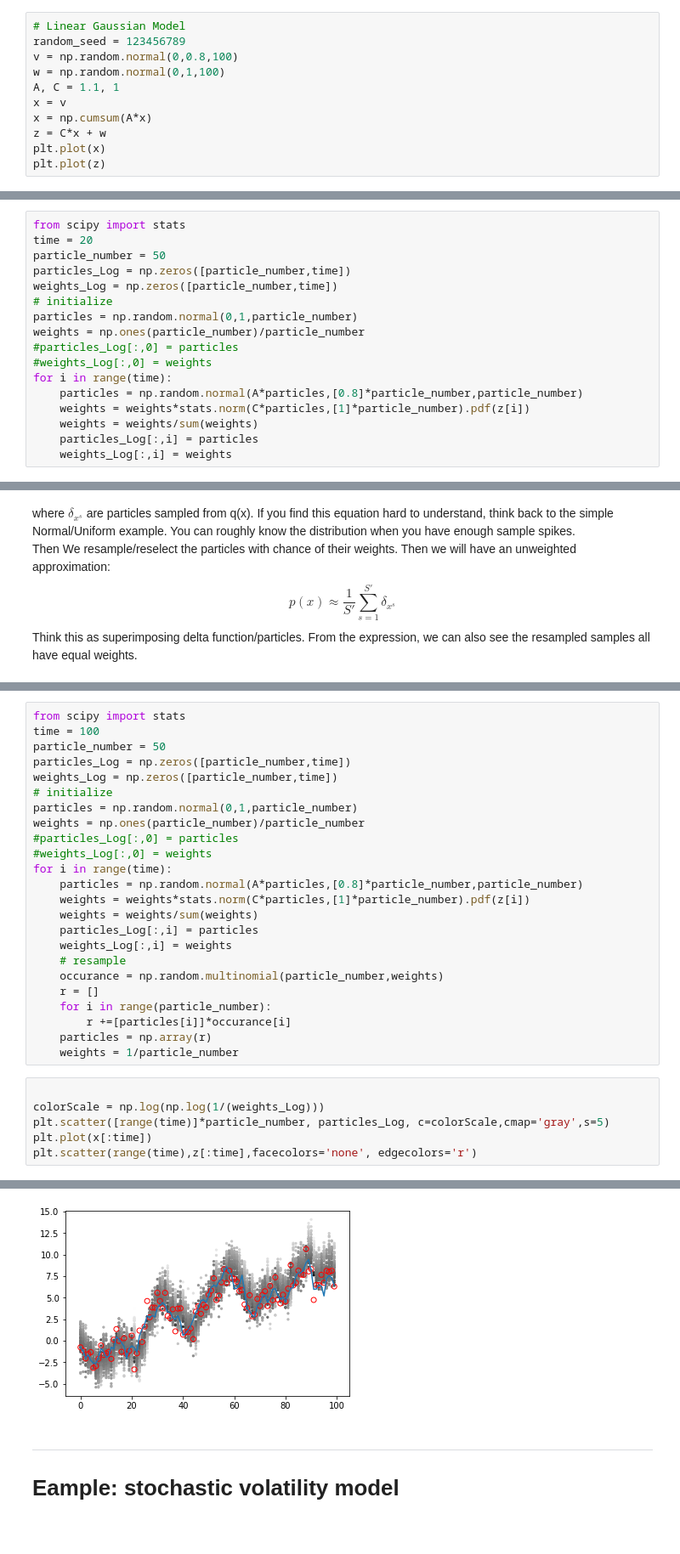
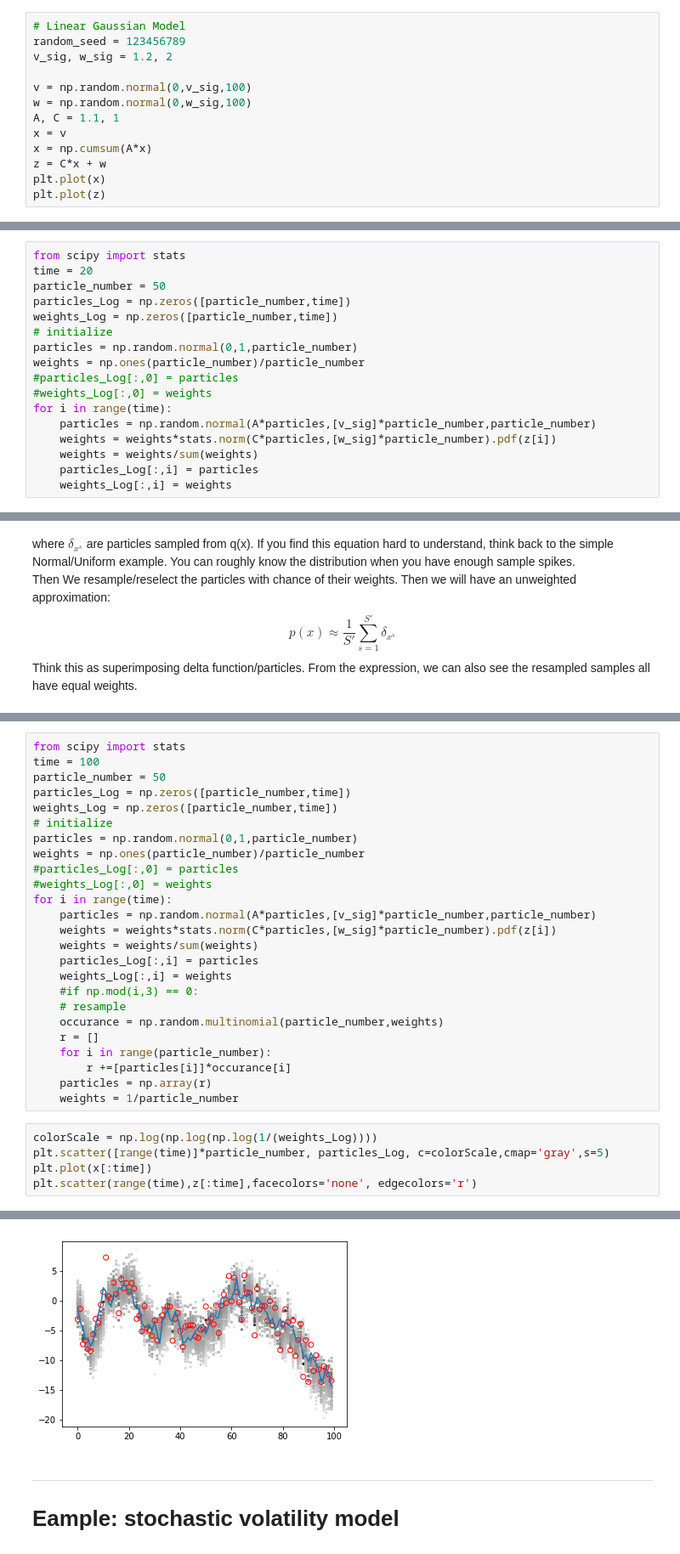
Before and after one commit to williamLyh/ML_python, a Jupyter notebook: Sequential Importance Sampling and Resampling.ipynb, the cells around one changed output, grey strips where cells are left out. Shown at 85% size. Cells and saved outputs as stored; diff of their text form.

Commit message:
particle filter example

```diff
--- a/Sequential Importance Sampling and Resampling.ipynb
+++ b/Sequential Importance Sampling and Resampling.ipynb
@@ -98,8 +100,10 @@ $$
 # %%
 # Linear Gaussian Model
 random_seed = 123456789
-v = np.random.normal(0,0.8,100)
-w = np.random.normal(0,1,100)
+v_sig, w_sig = 1.2, 2
+
+v = np.random.normal(0,v_sig,100)
+w = np.random.normal(0,w_sig,100)
 A, C = 1.1, 1
 x = v
 x = np.cumsum(A*x)
@@ -121,8 +125,8 @@ weights = np.ones(particle_number)/particle_number
 #particles_Log[:,0] = particles
 #weights_Log[:,0] = weights
 for i in range(time):
-    particles = np.random.normal(A*particles,[0.8]*particle_number,particle_number)
-    weights = weights*stats.norm(C*particles,[1]*particle_number).pdf(z[i])
+    particles = np.random.normal(A*particles,[v_sig]*particle_number,particle_number)
+    weights = weights*stats.norm(C*particles,[w_sig]*particle_number).pdf(z[i])
     weights = weights/sum(weights)
     particles_Log[:,i] = particles
     weights_Log[:,i] = weights
@@ -188,11 +227,12 @@ weights = np.ones(particle_number)/particle_number
 #particles_Log[:,0] = particles
 #weights_Log[:,0] = weights
 for i in range(time):
-    particles = np.random.normal(A*particles,[0.8]*particle_number,particle_number)
-    weights = weights*stats.norm(C*particles,[1]*particle_number).pdf(z[i])
+    particles = np.random.normal(A*particles,[v_sig]*particle_number,particle_number)
+    weights = weights*stats.norm(C*particles,[w_sig]*particle_number).pdf(z[i])
     weights = weights/sum(weights)
     particles_Log[:,i] = particles
     weights_Log[:,i] = weights
+    #if np.mod(i,3) == 0:
     # resample
     occurance = np.random.multinomial(particle_number,weights)
     r = []
@@ -201,14 +241,13 @@ for i in range(time):
     particles = np.array(r)
     weights = 1/particle_number
 # %%
-
-colorScale = np.log(np.log(1/(weights_Log)))
+colorScale = np.log(np.log(np.log(1/(weights_Log))))
 plt.scatter([range(time)]*particle_number, particles_Log, c=colorScale,cmap='gray',s=5)
 plt.plot(x[:time])
 plt.scatter(range(time),z[:time],facecolors='none', edgecolors='r')
 # %% [output]
 <matplotlib.collections.PathCollection at 0x...>
-[figure, old version]
+[figure, new version]
 # %% [markdown]
  ------
 # Eample: stochastic volatility model
```
Also changed, not shown: parts of 6 cells of this notebook.
